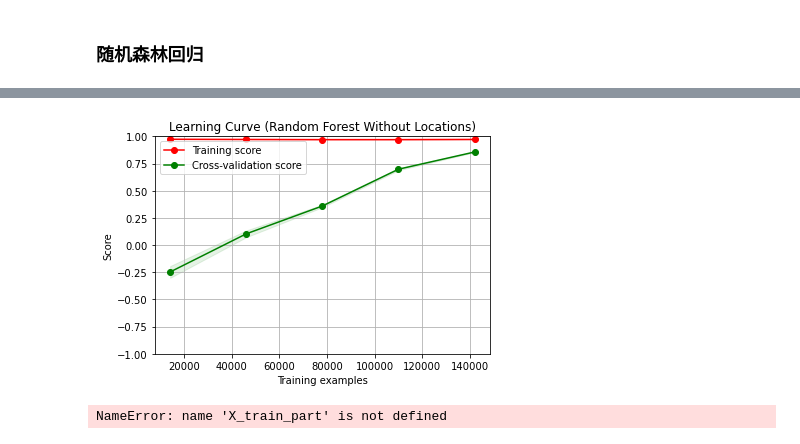
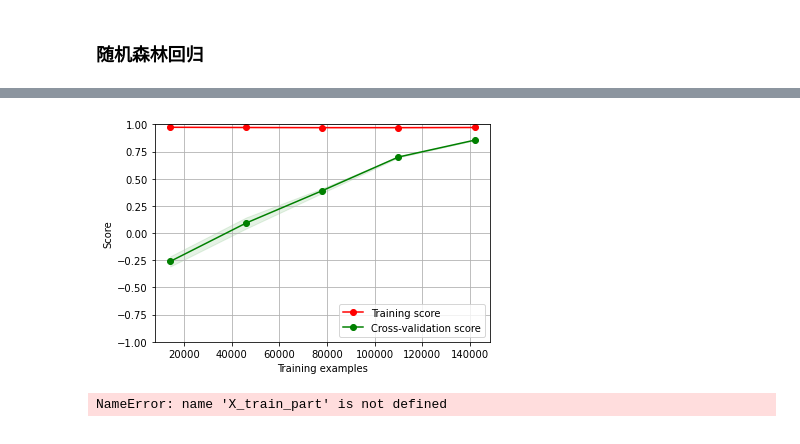
Before and after one commit to aoba98/bishe, a Jupyter notebook: 美国小麦.ipynb, the cells around one changed output, grey strips where cells are left out. Saved outputs shown, nothing was run; the diff lists cells and outputs as text; code cells hidden in the pictures.

```diff
--- a/美国小麦.ipynb
+++ b/美国小麦.ipynb
@@ -1307,10 +1308,10 @@ Exec. time: 24.95 s
 # %%
-title = "Learning Curve (Random Forest Without Locations)"
+title = ""
 plot_learning_curve(est, title, X.drop(['Longitude', 'Latitude'], axis=1), y, ylim=(-1, 1.0), cv=kf, n_jobs=4)
-plt.savefig('./Forecasting of rice yields in Guangxi Province China via Bi-LSTM/figures/Learing Curve1.png', dpi=600)
+plt.savefig('./Latex/figures/Learing Curve1.png', dpi=600)
 plt.show()
 # %% [output]
-[figure, old version]
+[figure, new version]
 # %%
 # 性能过于优秀，在缩减数据集上再跑一遍和后面的算法进行比较
 now = time.time()
```
Also changed, not shown: parts of 5 cells of this notebook, 8 other files.
